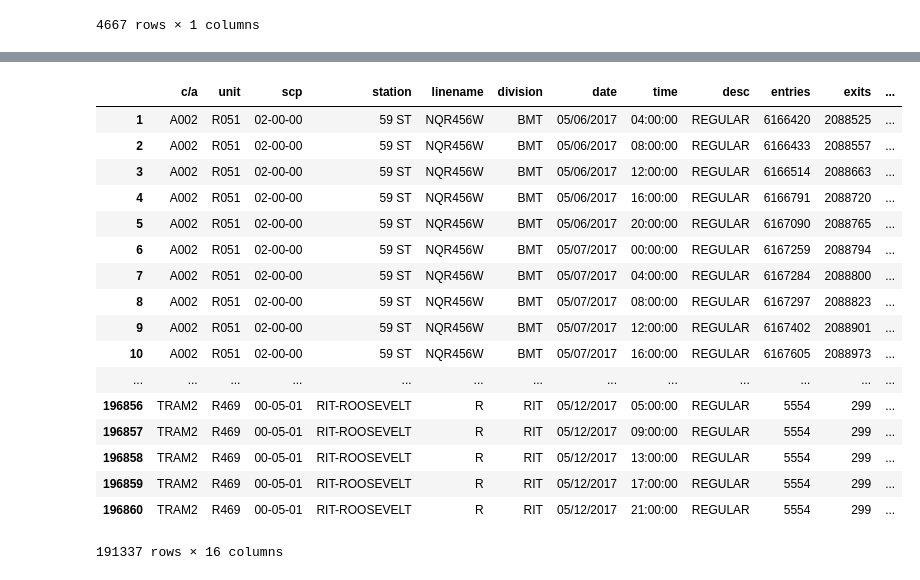
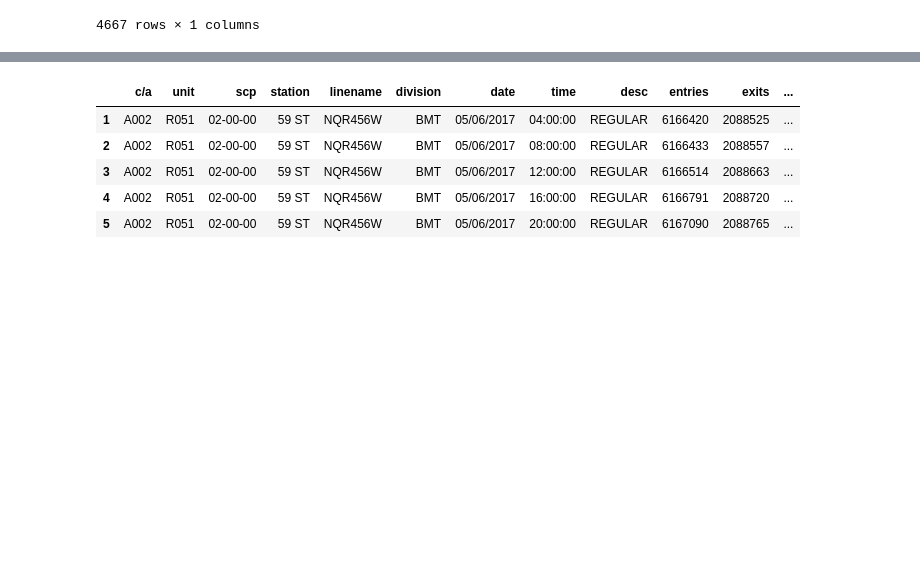
Before and after one commit to cmgiler/MTA-Turnstile-Analysis, a Jupyter notebook: 1_MTA_turnstile_analysis.ipynb, the cells around one changed output, grey strips where cells are left out. Cells and saved outputs as stored; diff of their text form; code cells hidden in the pictures; blank space fills up the shorter version.

```diff
--- a/1_MTA_turnstile_analysis.ipynb
+++ b/1_MTA_turnstile_analysis.ipynb
@@ -164,21 +163,9 @@ ax.set_xlabel("Daily Entries");
 # %%
-df
+df.head()
 # %% [output]
 |  | c/a | unit | scp | station | linename | division | date | time | desc | entries | exits | ... |
 | 1 | A002 | R051 | 02-00-00 | 59 ST | NQR456W | BMT | 05/06/2017 | 04:00:00 | REGULAR | 6166420 | 2088525 | ... |
 | 2 | A002 | R051 | 02-00-00 | 59 ST | NQR456W | BMT | 05/06/2017 | 08:00:00 | REGULAR | 6166433 | 2088557 | ... |
 | 3 | A002 | R051 | 02-00-00 | 59 ST | NQR456W | BMT | 05/06/2017 | 12:00:00 | REGULAR | 6166514 | 2088663 | ... |
 | 4 | A002 | R051 | 02-00-00 | 59 ST | NQR456W | BMT | 05/06/2017 | 16:00:00 | REGULAR | 6166791 | 2088720 | ... |
 | 5 | A002 | R051 | 02-00-00 | 59 ST | NQR456W | BMT | 05/06/2017 | 20:00:00 | REGULAR | 6167090 | 2088765 | ... |
-| 6 | A002 | R051 | 02-00-00 | 59 ST | NQR456W | BMT | 05/07/2017 | 00:00:00 | REGULAR | 6167259 | 2088794 | ... |
-| 7 | A002 | R051 | 02-00-00 | 59 ST | NQR456W | BMT | 05/07/2017 | 04:00:00 | REGULAR | 6167284 | 2088800 | ... |
-| 8 | A002 | R051 | 02-00-00 | 59 ST | NQR456W | BMT | 05/07/2017 | 08:00:00 | REGULAR | 6167297 | 2088823 | ... |
-| 9 | A002 | R051 | 02-00-00 | 59 ST | NQR456W | BMT | 05/07/2017 | 12:00:00 | REGULAR | 6167402 | 2088901 | ... |
-| 10 | A002 | R051 | 02-00-00 | 59 ST | NQR456W | BMT | 05/07/2017 | 16:00:00 | REGULAR | 6167605 | 2088973 | ... |
-| ... | ... | ... | ... | ... | ... | ... | ... | ... | ... | ... | ... | ... |
-| 196856 | TRAM2 | R469 | 00-05-01 | RIT-ROOSEVELT | R | RIT | 05/12/2017 | 05:00:00 | REGULAR | 5554 | 299 | ... |
-| 196857 | TRAM2 | R469 | 00-05-01 | RIT-ROOSEVELT | R | RIT | 05/12/2017 | 09:00:00 | REGULAR | 5554 | 299 | ... |
-| 196858 | TRAM2 | R469 | 00-05-01 | RIT-ROOSEVELT | R | RIT | 05/12/2017 | 13:00:00 | REGULAR | 5554 | 299 | ... |
-| 196859 | TRAM2 | R469 | 00-05-01 | RIT-ROOSEVELT | R | RIT | 05/12/2017 | 17:00:00 | REGULAR | 5554 | 299 | ... |
-| 196860 | TRAM2 | R469 | 00-05-01 | RIT-ROOSEVELT | R | RIT | 05/12/2017 | 21:00:00 | REGULAR | 5554 | 299 | ... |
-191337 rows × 16 columns
```
Also changed, not shown: parts of 2 cells of this notebook, 2 other files.
